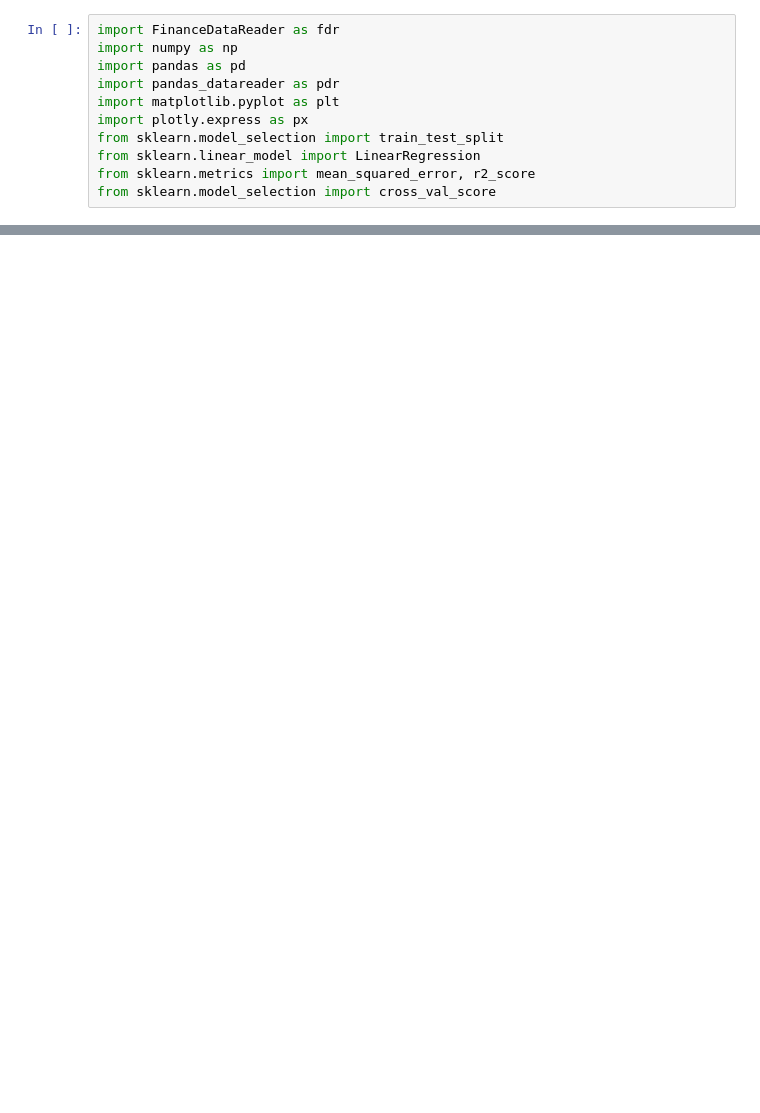
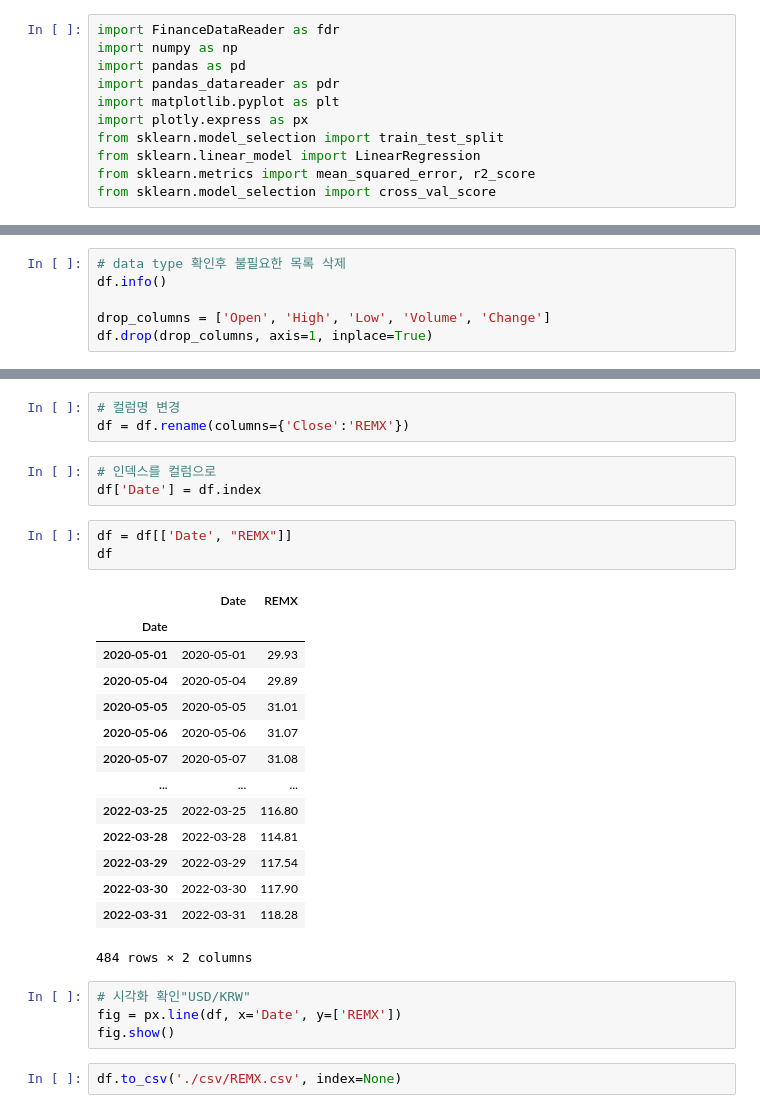
Before and after one commit to dlslrksk/ubion_hackaton, a Jupyter notebook: FinanceDataReader_preprocessing.ipynb, the cells around one changed output, grey strips where cells are left out. Saved outputs shown, nothing was run; the diff lists cells and outputs as text; blank space fills up the shorter version.

```diff
--- a/FinanceDataReader_preprocessing.ipynb
+++ b/FinanceDataReader_preprocessing.ipynb
@@ -65,0 +19,6 @@ title.to_csv('./csv/REMX.csv')
+# %%
+# data type 확인후 불필요한 목록 삭제
+df.info()
+
+drop_columns = ['Open', 'High', 'Low', 'Volume', 'Change']
+df.drop(drop_columns, axis=1, inplace=True)
@@ -65,0 +39,30 @@ title.to_csv('./csv/REMX.csv')
+# %%
+# 컬럼명 변경
+df = df.rename(columns={'Close':'REMX'})
+# %%
+# 인덱스를 컬럼으로
+df['Date'] = df.index
+# %%
+df = df[['Date', "REMX"]]
+df
+# %% [output]
+|  | Date | REMX |
+| Date |  |  |
+| 2020-05-01 | 2020-05-01 | 29.93 |
+| 2020-05-04 | 2020-05-04 | 29.89 |
+| 2020-05-05 | 2020-05-05 | 31.01 |
+| 2020-05-06 | 2020-05-06 | 31.07 |
+| 2020-05-07 | 2020-05-07 | 31.08 |
+| ... | ... | ... |
+| 2022-03-25 | 2022-03-25 | 116.80 |
+| 2022-03-28 | 2022-03-28 | 114.81 |
+| 2022-03-29 | 2022-03-29 | 117.54 |
+| 2022-03-30 | 2022-03-30 | 117.90 |
+| 2022-03-31 | 2022-03-31 | 118.28 |
+484 rows × 2 columns
+# %%
+# 시각화 확인"USD/KRW"
+fig = px.line(df, x='Date', y=['REMX'])
+fig.show()
+# %%
+df.to_csv('./csv/REMX.csv', index=None)
```
Also changed, not shown: parts of 5 cells of this notebook, 9 other files.
